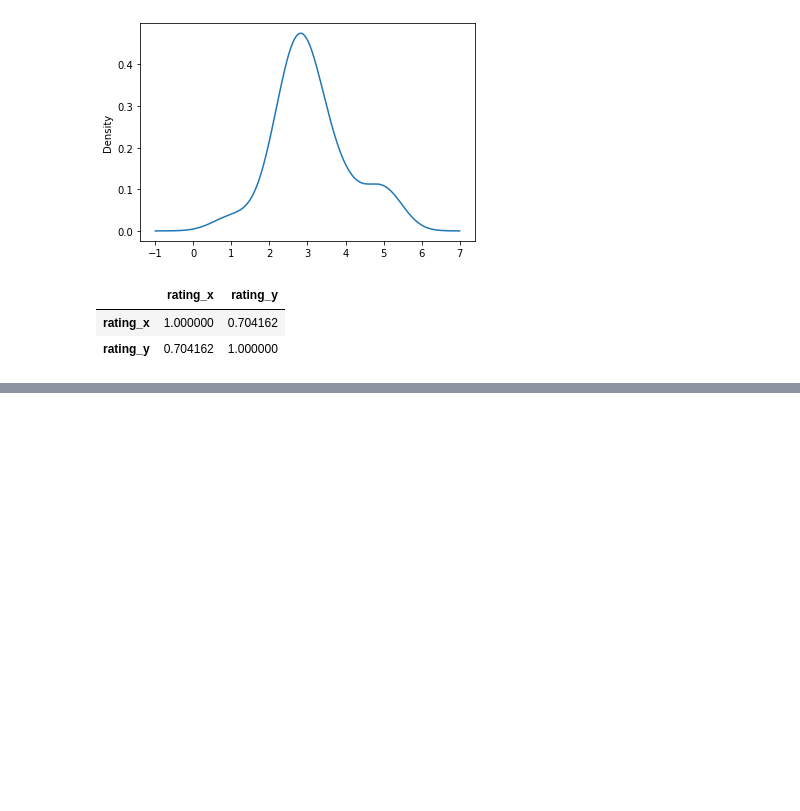
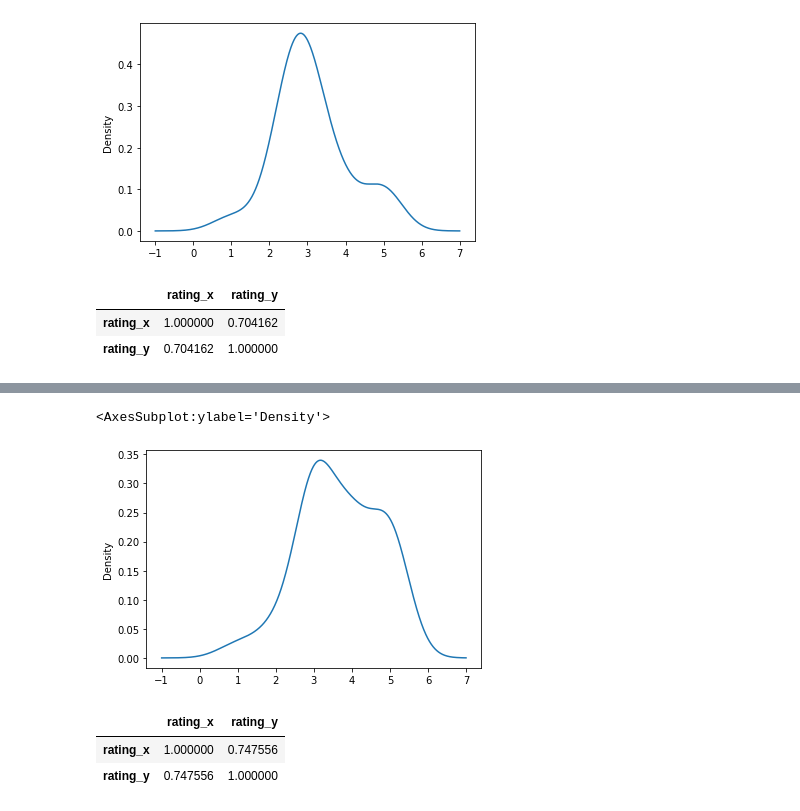
Before and after one commit to mg-um/umpe-ml2, a Jupyter notebook: UMPE - ML2 - Recomendadores.ipynb, the cells around one changed output, grey strips where cells are left out. Saved outputs shown, nothing was run; the diff lists cells and outputs as text; code cells hidden in the pictures; blank space fills up the shorter version.

```diff
--- a/UMPE - ML2 - Recomendadores.ipynb
+++ b/UMPE - ML2 - Recomendadores.ipynb
@@ -224,0 +236,11 @@ df_merge[['rating_x','rating_y']].corr()
+# %%
+df_merge['rating_y'].plot(kind='kde')
+# %% [output]
+<AxesSubplot:ylabel='Density'>
+[figure, added]
+# %%
+df_merge[['rating_x','rating_y']].corr()
+# %% [output]
+|  | rating_x | rating_y |
+| rating_x | 1.000000 | 0.747556 |
+| rating_y | 0.747556 | 1.000000 |
```
Also changed, not shown: parts of 10 cells of this notebook.
